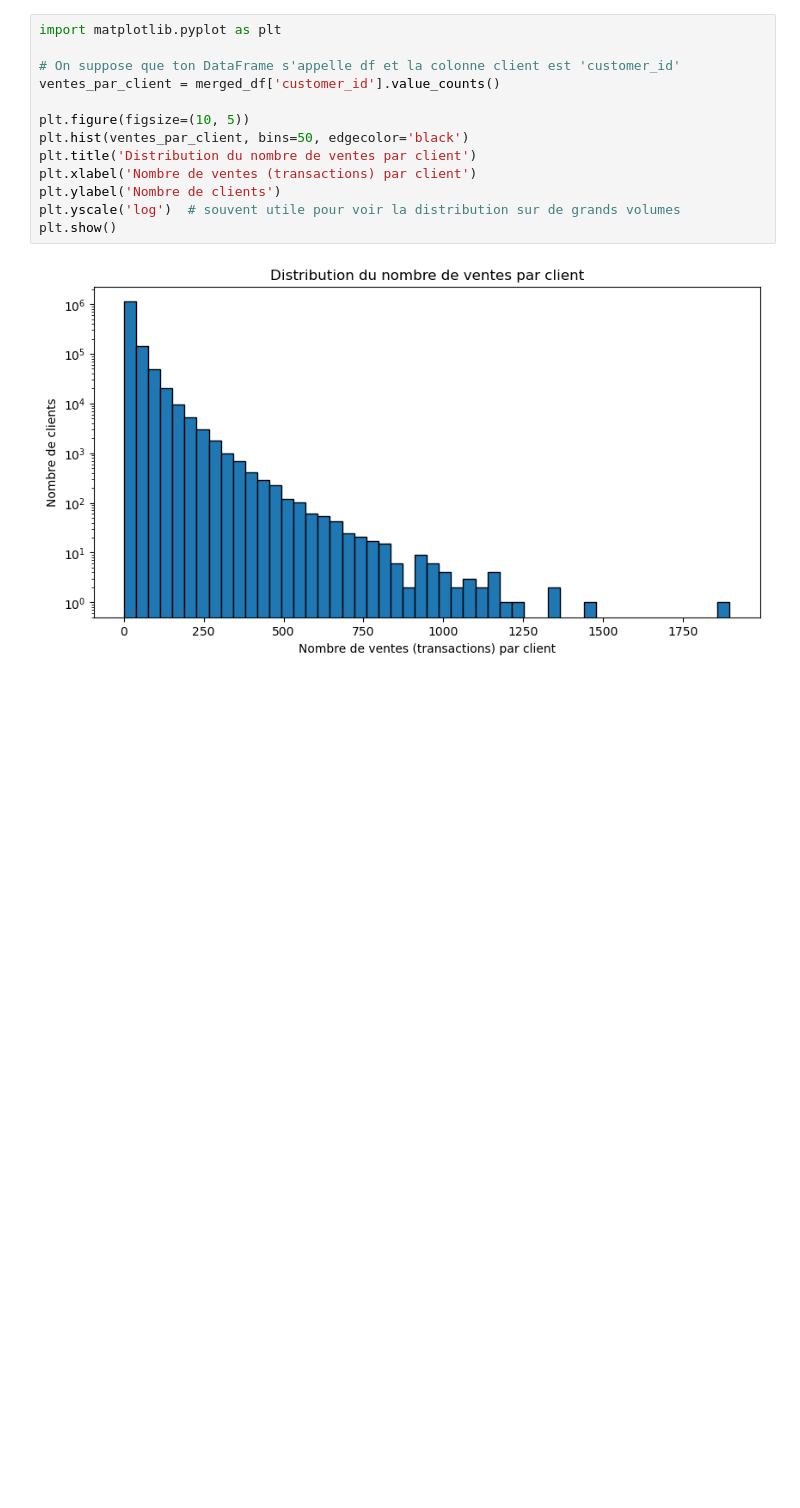
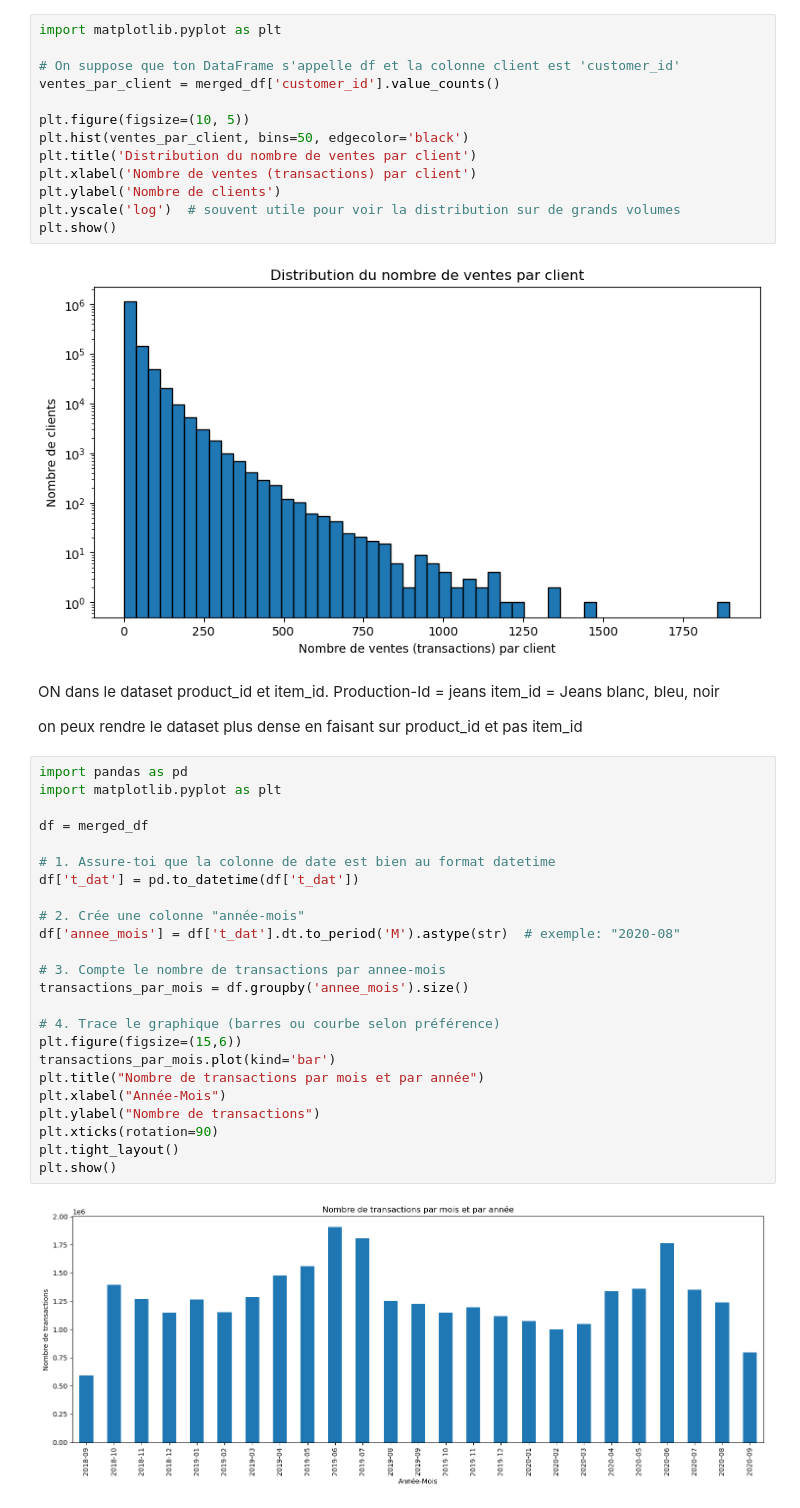
Before and after one commit to MalikChettihIA/Emiasd-SystemeDeRecommandation, a Jupyter notebook: 4.Projets/exploratory_data_analysis.ipynb, the cells around one changed output. Drawn from its saved outputs; the diff is of its cells as text; blank space fills up the shorter version.

```diff
--- a/4.Projets/exploratory_data_analysis.ipynb
+++ b/4.Projets/exploratory_data_analysis.ipynb
@@ -176,3 +194,35 @@ plt.yscale('log')  # souvent utile pour voir la distribution sur de grands volum
 plt.show()
 # %% [output]
 [figure]
+# %% [markdown]
+ON dans le dataset product_id et item_id.
+Production-Id = jeans
+item_id = Jeans blanc, bleu, noir
+
+on peux rendre le dataset plus dense en faisant sur product_id et pas item_id
+# %%
+import pandas as pd
+import matplotlib.pyplot as plt
+
+df = merged_df
+
+# 1. Assure-toi que la colonne de date est bien au format datetime
+df['t_dat'] = pd.to_datetime(df['t_dat'])
+
+# 2. Crée une colonne "année-mois"
+df['annee_mois'] = df['t_dat'].dt.to_period('M').astype(str)  # exemple: "2020-08"
+
+# 3. Compte le nombre de transactions par annee-mois
+transactions_par_mois = df.groupby('annee_mois').size()
+
+# 4. Trace le graphique (barres ou courbe selon préférence)
+plt.figure(figsize=(15,6))
+transactions_par_mois.plot(kind='bar')
+plt.title("Nombre de transactions par mois et par année")
+plt.xlabel("Année-Mois")
+plt.ylabel("Nombre de transactions")
+plt.xticks(rotation=90)
+plt.tight_layout()
+plt.show()
+# %% [output]
+[figure, added]
```
Also changed, not shown: parts of 2 cells of this notebook, 1 other file.
